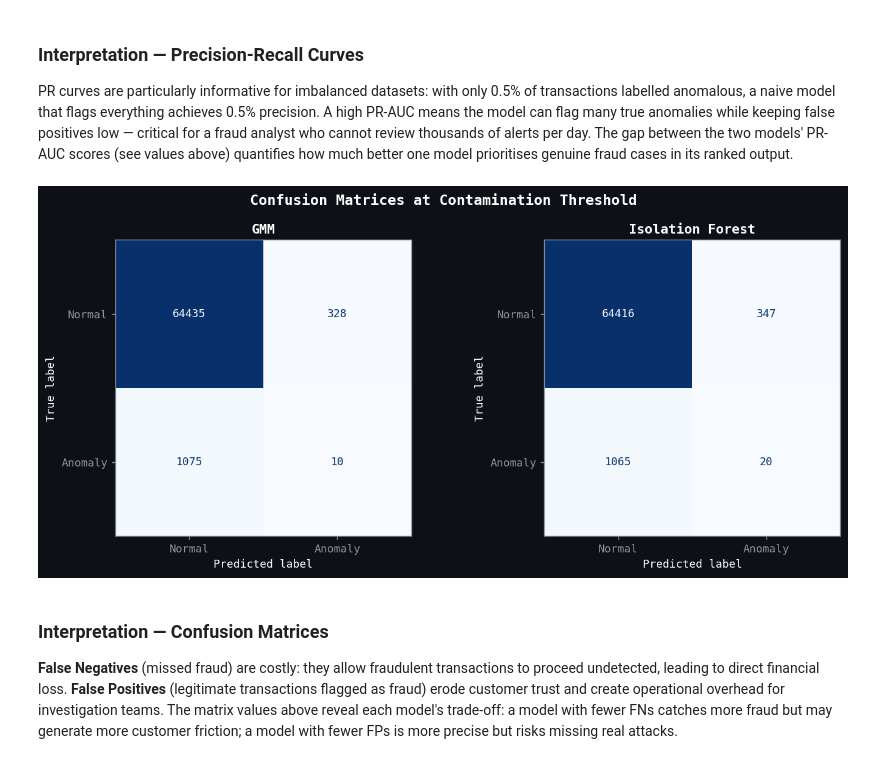
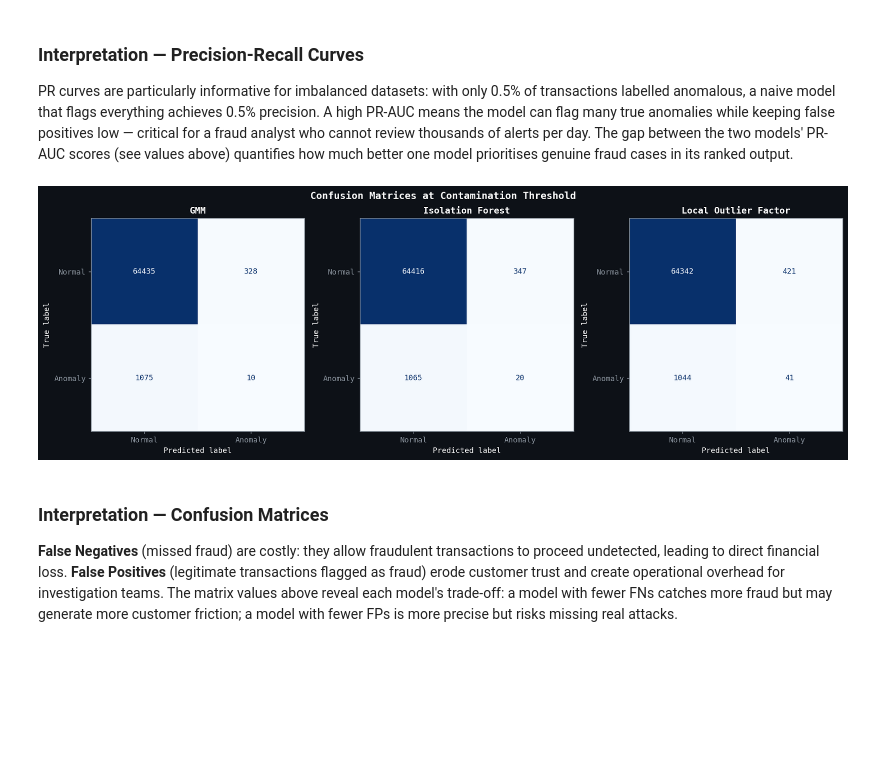
Before and after one commit to Nobby-sibanda/Anomaly_detection.-, a Jupyter notebook: Anomaly_detection..ipynb, the cells around one changed output. Saved outputs shown, nothing was run; the diff lists cells and outputs as text; code cells hidden in the pictures; blank space fills up the shorter version.

```diff
--- a/Anomaly_detection..ipynb
+++ b/Anomaly_detection..ipynb
@@ -913,3 +916,28 @@ TransactionType_Purchase     -0.012001
 Isolation Forest scores transactions by how quickly they are isolated in a random partition tree: anomalies require fewer splits because they occupy sparse regions of feature space. The anomaly score (negative average path length) is thresholded at the 99.5th percentile of training scores, mirroring the 0.5% contamination assumption.
 
 Unlike GMM, Isolation Forest makes no distributional assumption about normal transactions, which is an advantage in financial data where legitimate amounts can vary widely. The permutation importance above identifies which engineered features most influence the model's ability to discriminate anomalies — account-relative z-score (AbsZScore) and merchant deviation (MerchDev) typically dominate, confirming that *contextual* deviation from personal spending history is the strongest fraud signal.
+# %%
+# 3.3e — Local Outlier Factor Training & Scoring
+print("Local Outlier Factor — Training & Scoring")
+print("--" * 10)
+
+lof = LocalOutlierFactor(
+    n_neighbors   = 35,
+    contamination = CONTAMINATION,
+    novelty       = True,
+    n_jobs        = -1
+)
+lof.fit(X_train_s)
+print(f"  n_neighbors  : {lof.n_neighbors}")
+print(f"  contamination: {lof.contamination}")
+
+# score_samples returns the negative LOF score — lower = more anomalous
+train_scores_lof = -lof.score_samples(X_train_s)
+test_scores_lof  = -lof.score_samples(X_test_s)
+
+lof_threshold = np.percentile(train_scores_lof, (1 - CONTAMINATION) * 100)
+y_pred_lof    = (test_scores_lof >= lof_threshold).astype(int)
+
+print(f"\n  LOF anomaly score threshold : {lof_threshold:.4f}")
+print(f"  Observations flagged        : {y_pred_lof.sum():,}  "
+      f"({y_pred_lof.mean():.2%})")
@@ -924,8 +970,9 @@ print("Model Evaluation")
 print("--" * 10)
 
 for name, scores, y_pred in [
-        ("GMM",              test_scores_gmm, y_pred_gmm),
-        ("Isolation Forest", test_scores_if,  y_pred_if),
+        ("GMM",                   test_scores_gmm, y_pred_gmm),
+        ("Isolation Forest",      test_scores_if,  y_pred_if),
+        ("Local Outlier Factor",  test_scores_lof, y_pred_lof),
 ]:
         roc    = roc_auc_score(y_test, scores)
         pra    = average_precision_score(y_test, scores)
@@ -982,13 +1029,13 @@ print("=" * 65)
 # %%
 # Fig 9: ROC curves — pulled from model_results registry
 fig, ax = plt.subplots(figsize=(7, 4))
-for name, color in [("GMM", GREEN), ("Isolation Forest", GOLD)]:
+for name, color in [("GMM", GREEN), ("Isolation Forest", GOLD), ("Local Outlier Factor", VIOLET)]:
     r = model_results[name]
     ax.plot(r["fpr"], r["tpr"], color=color, lw=2,
             label=f"{name}  (AUC={r['roc_auc']:.3f})")
 ax.plot([0, 1], [0, 1], "w--", lw=1, alpha=0.4)
 ax.set_xlabel("False Positive Rate"); ax.set_ylabel("True Positive Rate")
-ax.set_title("ROC Curves — GMM vs Isolation Forest", fontweight="bold")
+ax.set_title("ROC Curves — GMM vs Isolation Forest vs LOF", fontweight="bold")
 ax.legend(fontsize=10); ax.grid(True, alpha=0.2)
 plt.tight_layout()
 plt.show()
@@ -1001,14 +1048,14 @@ The ROC curve plots True Positive Rate vs False Positive Rate at every possible
 # %%
 # Precision-Recall curves — pulled from model_results registry
 fig, ax = plt.subplots(figsize=(7, 4))
-for name, color in [("GMM", GREEN), ("Isolation Forest", GOLD)]:
+for name, color in [("GMM", GREEN), ("Isolation Forest", GOLD), ("Local Outlier Factor", VIOLET)]:
     r = model_results[name]
     ax.plot(r["recall_curve"], r["precision_curve"], color=color, lw=2,
             label=f"{name}  (PR-AUC={r['pr_auc']:.3f})")
 ax.axhline(y_test.mean(), color=GREY, ls="--", lw=1, alpha=0.5,
            label=f"Baseline (anomaly rate={y_test.mean():.3f})")
 ax.set_xlabel("Recall"); ax.set_ylabel("Precision")
-ax.set_title("Precision-Recall Curves — GMM vs Isolation Forest", fontweight="bold")
+ax.set_title("Precision-Recall Curves — GMM vs Isolation Forest vs LOF", fontweight="bold")
 ax.legend(fontsize=9); ax.grid(True, alpha=0.2)
 plt.tight_layout()
 plt.show()
@@ -1020,20 +1067,20 @@ plt.show()
 PR curves are particularly informative for imbalanced datasets: with only 0.5% of transactions labelled anomalous, a naive model that flags everything achieves 0.5% precision. A high PR-AUC means the model can flag many true anomalies while keeping false positives low — critical for a fraud analyst who cannot review thousands of alerts per day. The gap between the two models' PR-AUC scores (see values above) quantifies how much better one model prioritises genuine fraud cases in its ranked output.
 # %%
 # Confusion matrices — pulled from model_results registry
-fig, axes = plt.subplots(1, 2, figsize=(11, 5))
+fig, axes = plt.subplots(1, 3, figsize=(15, 5))
 fig.suptitle("Confusion Matrices at Contamination Threshold",
              fontsize=13, color="white", fontweight="bold")
 
-for ax, name in zip(axes, ["GMM", "Isolation Forest"]):
+for ax, name in zip(axes, ["GMM", "Isolation Forest", "Local Outlier Factor"]):
     r = model_results[name]
     ConfusionMatrixDisplay(r["cm"], display_labels=["Normal", "Anomaly"]
                            ).plot(ax=ax, colorbar=False, cmap="Blues")
     ax.set_title(name, fontweight="bold")
 
 plt.tight_layout()
 plt.show()
 # %% [output]
-[figure, old version]
+[figure, new version]
 # %% [markdown]
 ### Interpretation — Confusion Matrices
 
```
Also changed, not shown: parts of 17 cells of this notebook, 5 other files.
